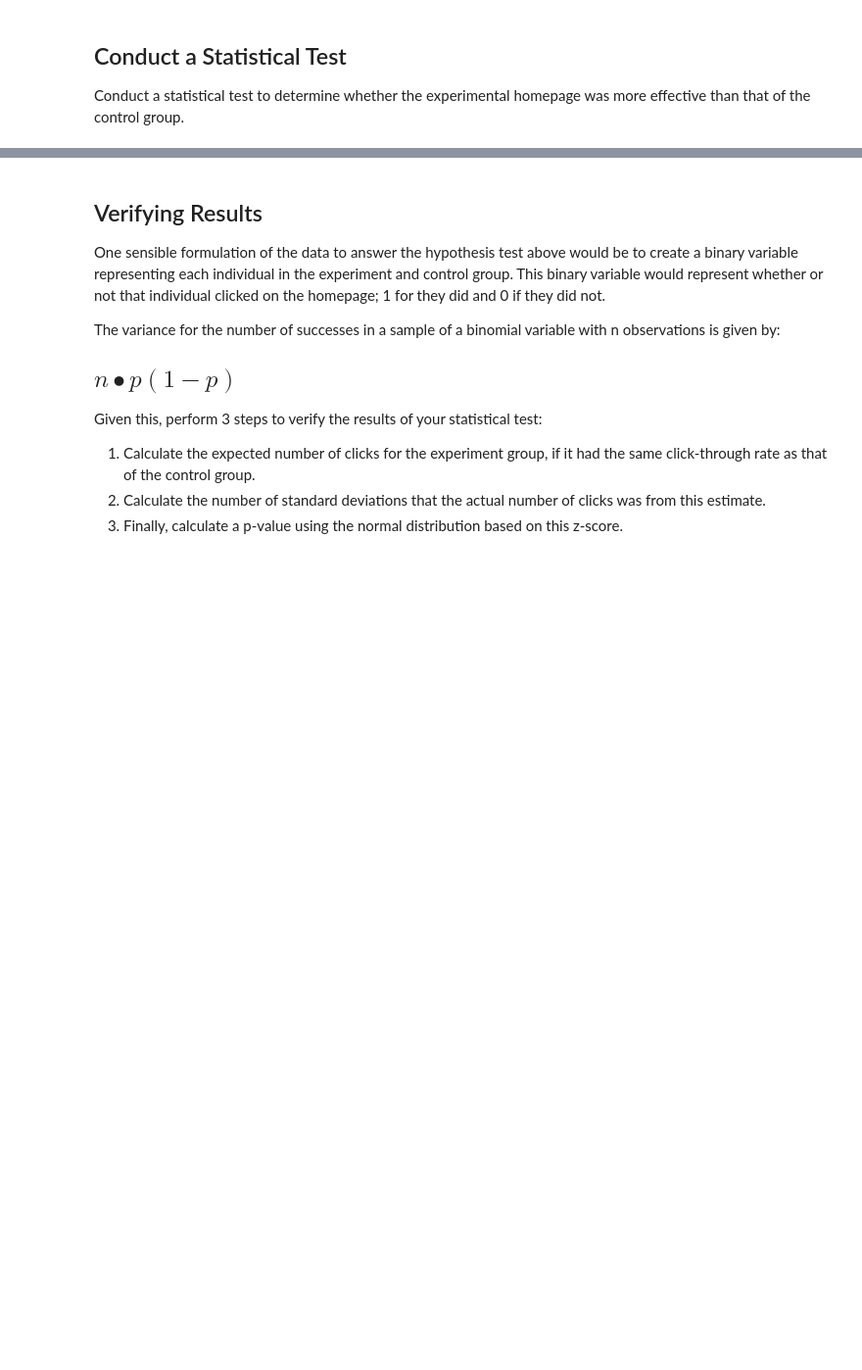
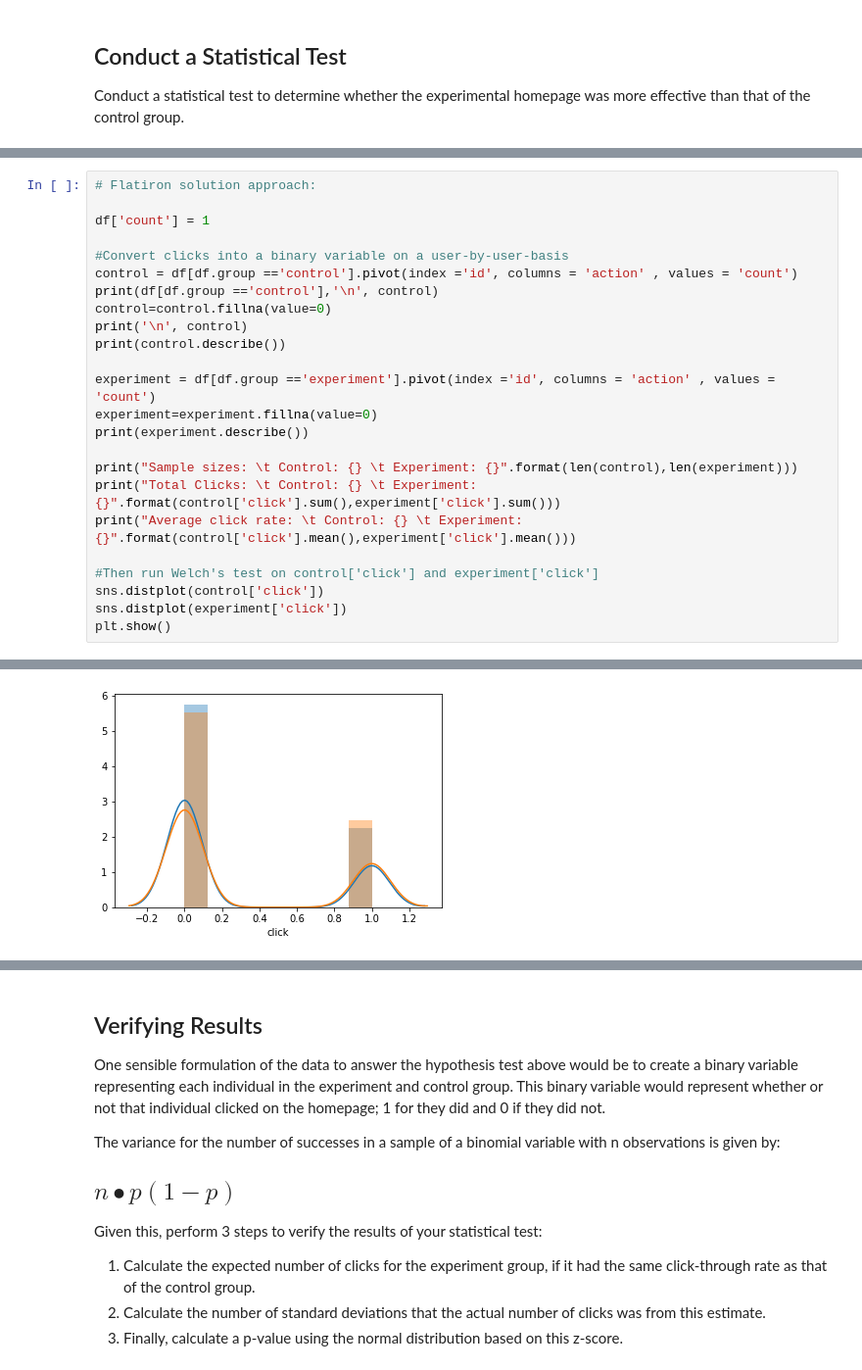
Before and after one commit to poariston/dsc-website-ab-testing-lab-online-ds-pt-120919, a Jupyter notebook: index.ipynb, the cells around one changed output, grey strips where cells are left out. Shown at 98% size. Cells and saved outputs as stored; diff of their text form; blank space fills up the shorter version.

```diff
--- a/index.ipynb
+++ b/index.ipynb
@@ -137,0 +210,25 @@ Conduct a statistical test to determine whether the experimental homepage was mo
+# %%
+# Flatiron solution approach:
+
+df['count'] = 1
+
+#Convert clicks into a binary variable on a user-by-user-basis
+control = df[df.group =='control'].pivot(index ='id', columns = 'action' , values = 'count')
+print(df[df.group =='control'],'\n', control)
+control=control.fillna(value=0)
+print('\n', control)
+print(control.describe())
+
+experiment = df[df.group =='experiment'].pivot(index ='id', columns = 'action' , values = 'count')
+experiment=experiment.fillna(value=0)
+print(experiment.describe())
+
+print("Sample sizes: \t Control: {} \t Experiment: {}".format(len(control),len(experiment)))
+print("Total Clicks: \t Control: {} \t Experiment: {}".format(control['click'].sum(),experiment['click'].sum()))
+print("Average click rate: \t Control: {} \t Experiment: {}".format(control['click'].mean(),experiment['click'].mean()))
+
+#Then run Welch's test on control['click'] and experiment['click']
+sns.distplot(control['click'])
+sns.distplot(experiment['click'])
+plt.show()
+# %% [output]
@@ -137,0 +252 @@ Conduct a statistical test to determine whether the experimental homepage was mo
+[figure, added]
```
Also changed, not shown: parts of 15 cells of this notebook, 1 other file.
